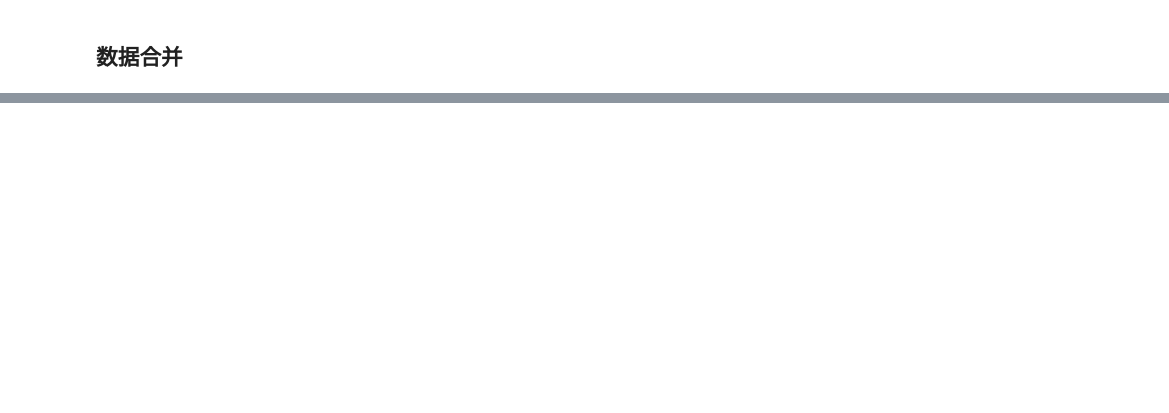
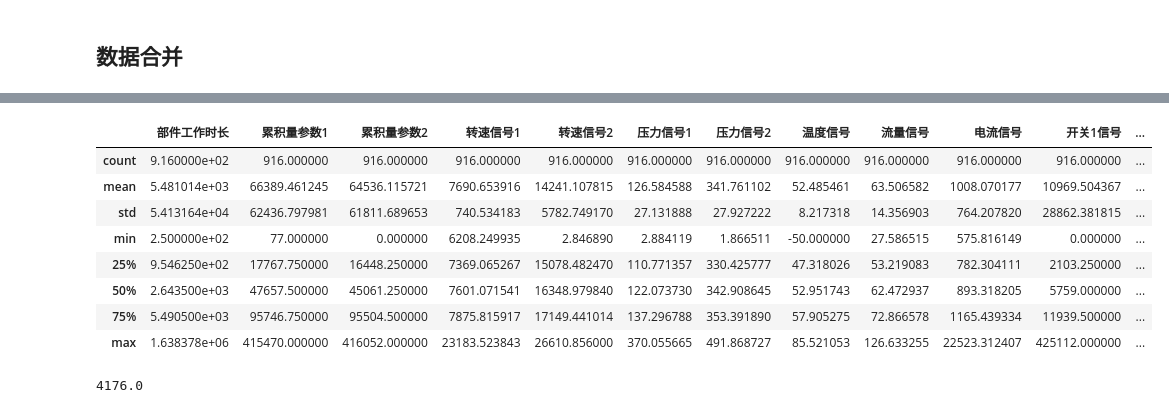
Before and after one commit to ZFlys/iFLYTEK-AI, a Jupyter notebook: Analysis.ipynb, the cells around one changed output, grey strips where cells are left out. Drawn from its saved outputs; the diff is of its cells as text; code cells hidden in the pictures; blank space fills up the shorter version.

```diff
--- a/Analysis.ipynb
+++ b/Analysis.ipynb
@@ -118,0 +128,21 @@ for i in range(df_train_label.shape[0]):
+# %%
+columns = ['部件工作时长', '累积量参数1', '累积量参数2', '转速信号1', '转速信号2', '压力信号1', '压力信号2', '温度信号', '流量信号', '电流信号', '开关1信号', '开关2信号', '告警信号1', '设备类型']
+parts_mean_df = pd.DataFrame(columns=columns)
+# %%
+for i in range(df_train_label.shape[0]):
+    connet_df = pd.read_csv('./train/' + df_train_label['train_file_name'][i])
+    parts_mean_df = parts_mean_df.append(pd.DataFrame({'部件工作时长':[connet_df['部件工作时长'].max()],
+                                                   '累积量参数1':[connet_df['累积量参数1'].max()],
+                                                   '累积量参数2':[connet_df['累积量参数2'].max()],
+                                                   '转速信号1':[connet_df['转速信号1'].mean()],
+                                                   '转速信号2':[connet_df['转速信号2'].mean()],
+                                                   '压力信号1':[connet_df['压力信号1'].mean()],
+                                                   '压力信号2':[connet_df['压力信号2'].mean()],
+                                                   '温度信号':[connet_df['温度信号'].mean()],
+                                                   '流量信号':[connet_df['流量信号'].mean()],
+                                                   '电流信号':[connet_df['电流信号'].mean()],
+                                                   '开关1信号':[connet_df['开关1信号'][connet_df['开关1信号']>0].sum()],
+                                                   '开关2信号':[connet_df['开关2信号'][connet_df['开关2信号']>0].sum()],
+                                                   '告警信号1':[connet_df['告警信号1'][connet_df['告警信号1']>0].sum()],
+                                                   '设备类型':[connet_df['设备类型'][0]]}),
+                                     ignore_index=True)
@@ -118,0 +158,16 @@ for i in range(df_train_label.shape[0]):
+# %%
+parts_mean_df.describe()
+# %% [output]
+|  | 部件工作时长 | 累积量参数1 | 累积量参数2 | 转速信号1 | 转速信号2 | 压力信号1 | 压力信号2 | 温度信号 | 流量信号 | 电流信号 | 开关1信号 | ... |
+| count | 9.160000e+02 | 916.000000 | 916.000000 | 916.000000 | 916.000000 | 916.000000 | 916.000000 | 916.000000 | 916.000000 | 916.000000 | 916.000000 | ... |
+| mean | 5.481014e+03 | 66389.461245 | 64536.115721 | 7690.653916 | 14241.107815 | 126.584588 | 341.761102 | 52.485461 | 63.506582 | 1008.070177 | 10969.504367 | ... |
+| std | 5.413164e+04 | 62436.797981 | 61811.689653 | 740.534183 | 5782.749170 | 27.131888 | 27.927222 | 8.217318 | 14.356903 | 764.207820 | 28862.381815 | ... |
+| min | 2.500000e+02 | 77.000000 | 0.000000 | 6208.249935 | 2.846890 | 2.884119 | 1.866511 | -50.000000 | 27.586515 | 575.816149 | 0.000000 | ... |
+| 25% | 9.546250e+02 | 17767.750000 | 16448.250000 | 7369.065267 | 15078.482470 | 110.771357 | 330.425777 | 47.318026 | 53.219083 | 782.304111 | 2103.250000 | ... |
+| 50% | 2.643500e+03 | 47657.500000 | 45061.250000 | 7601.071541 | 16348.979840 | 122.073730 | 342.908645 | 52.951743 | 62.472937 | 893.318205 | 5759.000000 | ... |
+| 75% | 5.490500e+03 | 95746.750000 | 95504.500000 | 7875.815917 | 17149.441014 | 137.296788 | 353.391890 | 57.905275 | 72.866578 | 1165.439334 | 11939.500000 | ... |
+| max | 1.638378e+06 | 415470.000000 | 416052.000000 | 23183.523843 | 26610.856000 | 370.055665 | 491.868727 | 85.521053 | 126.633255 | 22523.312407 | 425112.000000 | ... |
+# %%
+parts_mean_df['开关2信号'][parts_mean_df['开关2信号']>0].sum()
+# %% [output]
+4176.0
```
Also changed, not shown: parts of 54 cells of this notebook.
